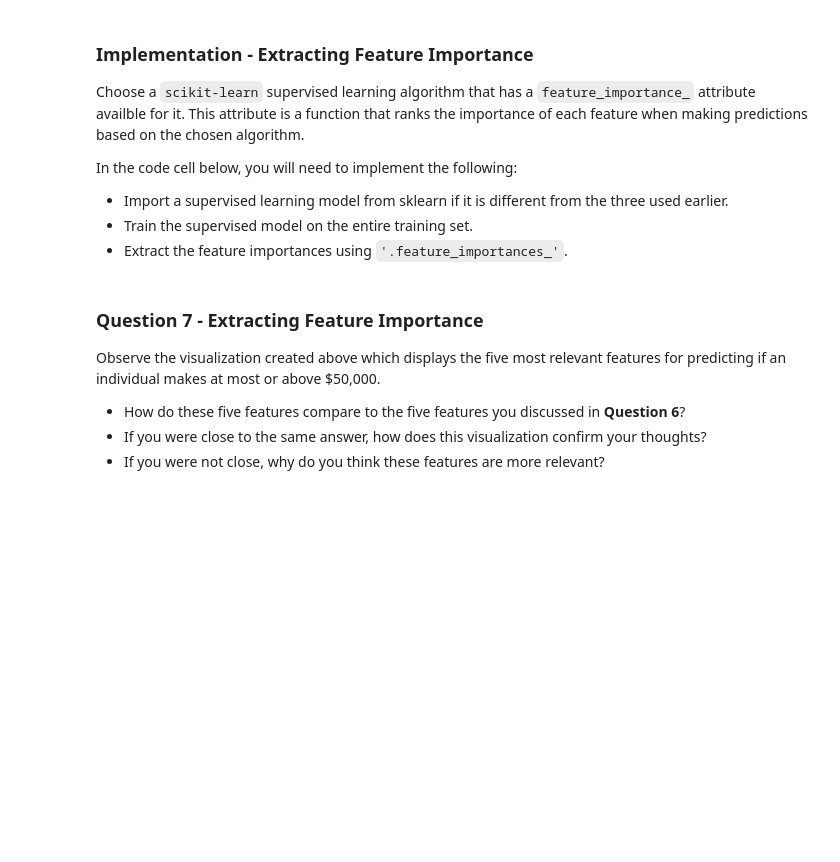
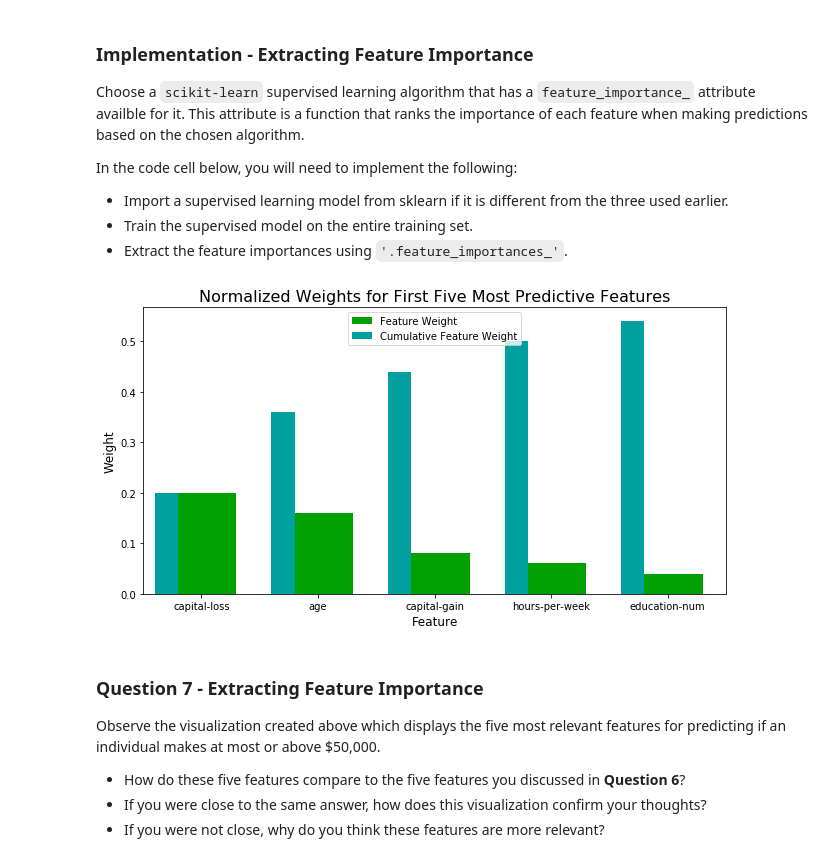
Before and after one commit to shabububu/machine-learning, a Jupyter notebook: projects/finding_donors/finding_donors.ipynb, the cells around one changed output. Saved outputs shown, nothing was run; the diff lists cells and outputs as text; code cells hidden in the pictures; blank space fills up the shorter version.

```diff
--- a/projects/finding_donors/finding_donors.ipynb
+++ b/projects/finding_donors/finding_donors.ipynb
@@ -511,13 +510,0 @@ SVC trained on 36177 samples.
-# %%
-# Collect results on the learners
-results = {}
-#for clf in [clf_A, clf_B, clf_C, clf_D, clf_E]:
-for clf in [clf_E, clf_F, clf_G]:
-    clf_name = clf.__class__.__name__
-    results[clf_name] = {}
-    for i, samples in enumerate([samples_1, samples_10, samples_100]):
-        results[clf_name][i] = \
-        train_predict(clf, samples, X_train, y_train, X_test, y_test)
-
-# Run metrics visualization for the three supervised learning models chosen
-vs.evaluate(results, accuracy, fscore)
@@ -535,13 +510,0 @@ LogisticRegression trained on 36177 samples.
-# %%
-# Collect results on the learners
-results = {}
-#for clf in [clf_A, clf_B, clf_C, clf_D, clf_E]:
-for clf in [clf_B, clf_F, clf_G]:
-    clf_name = clf.__class__.__name__
-    results[clf_name] = {}
-    for i, samples in enumerate([samples_1, samples_10, samples_100]):
-        results[clf_name][i] = \
-        train_predict(clf, samples, X_train, y_train, X_test, y_test)
-
-# Run metrics visualization for the three supervised learning models chosen
-vs.evaluate(results, accuracy, fscore)
@@ -733,16 +710,19 @@ In the code cell below, you will need to implement the following:
  - Extract the feature importances using `'.feature_importances_'`.
 # %%
 # TODO: Import a supervised learning model that has 'feature_importances_'
-
+# NOTE: Already imported AdaBoostClassifier above.
 
 # TODO: Train the supervised model on the training set using .fit(X_train, y_train)
-model = None
+model = AdaBoostClassifier()
+model.fit(X_train, y_train)
 
 # TODO: Extract the feature importances using .feature_importances_
-importances = None
+importances = model.feature_importances_
 
 # Plot
 vs.feature_plot(importances, X_train, y_train)
+# %% [output]
+[figure, added]
 # %% [markdown]
 ### Question 7 - Extracting Feature Importance
 
```
Also changed, not shown: parts of 21 cells of this notebook.
